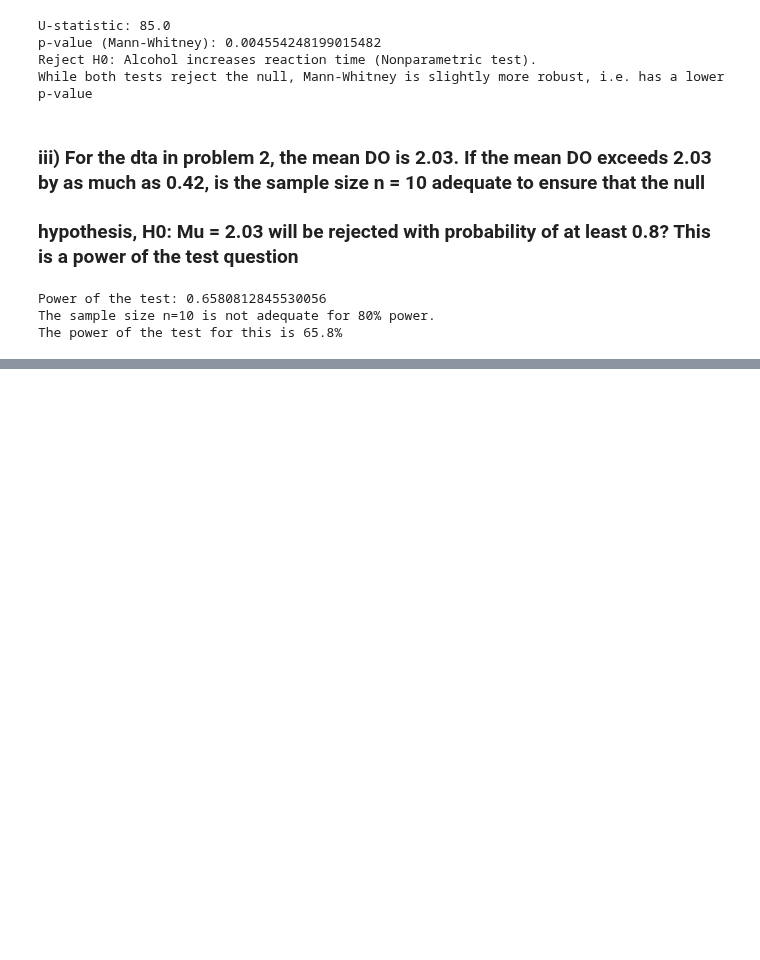
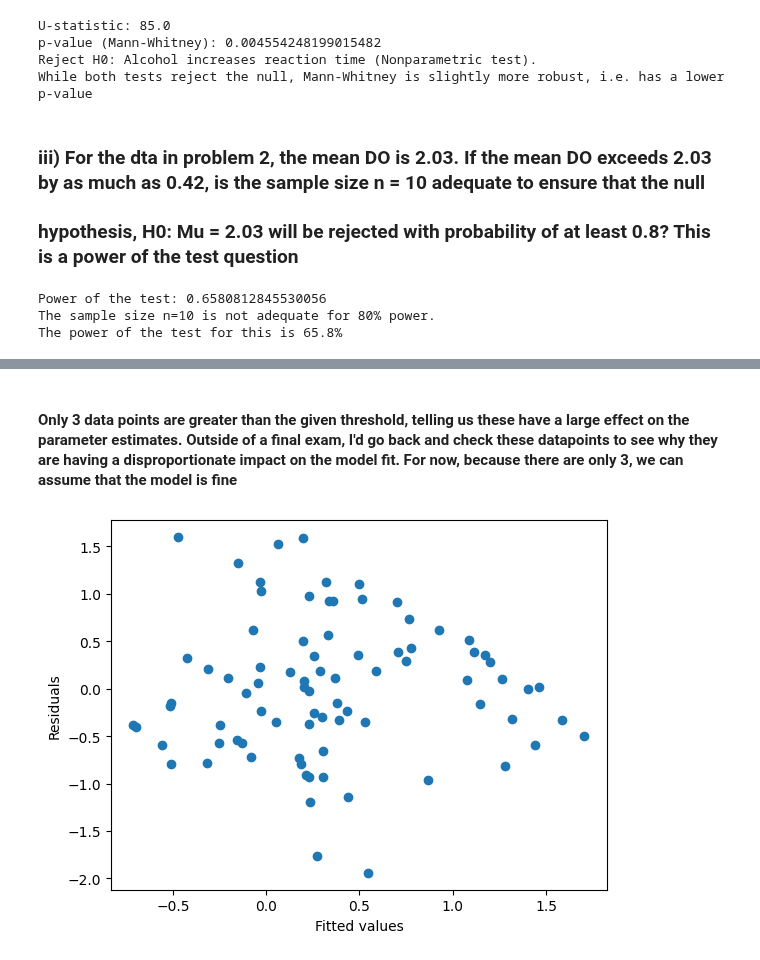
Before and after one commit to jtdocter27/Engineering-Probability---Statistics, a Jupyter notebook: final.ipynb, the cells around one changed output, grey strips where cells are left out. Cells and saved outputs as stored; diff of their text form; code cells hidden in the pictures; blank space fills up the shorter version.

```diff
--- a/final.ipynb
+++ b/final.ipynb
@@ -151,0 +314,10 @@ The power of the test for this is 65.8%
+# %% [markdown]
+#### Only 3 data points are greater than the given threshold, telling us these have a large effect on the parameter estimates. Outside of a final exam, I'd go back and check these datapoints to see why they are having a disproportionate impact on the model fit. For now, because there are only 3, we can assume that the model is fine
+# %%
+fitted_values = model.fittedvalues
+plt.scatter(fitted_values, residuals)
+plt.xlabel('Fitted values')
+plt.ylabel('Residuals')
+plt.show()
+# %% [output]
+[figure, added]
```
Also changed, not shown: parts of 17 cells of this notebook, 2 other files.
